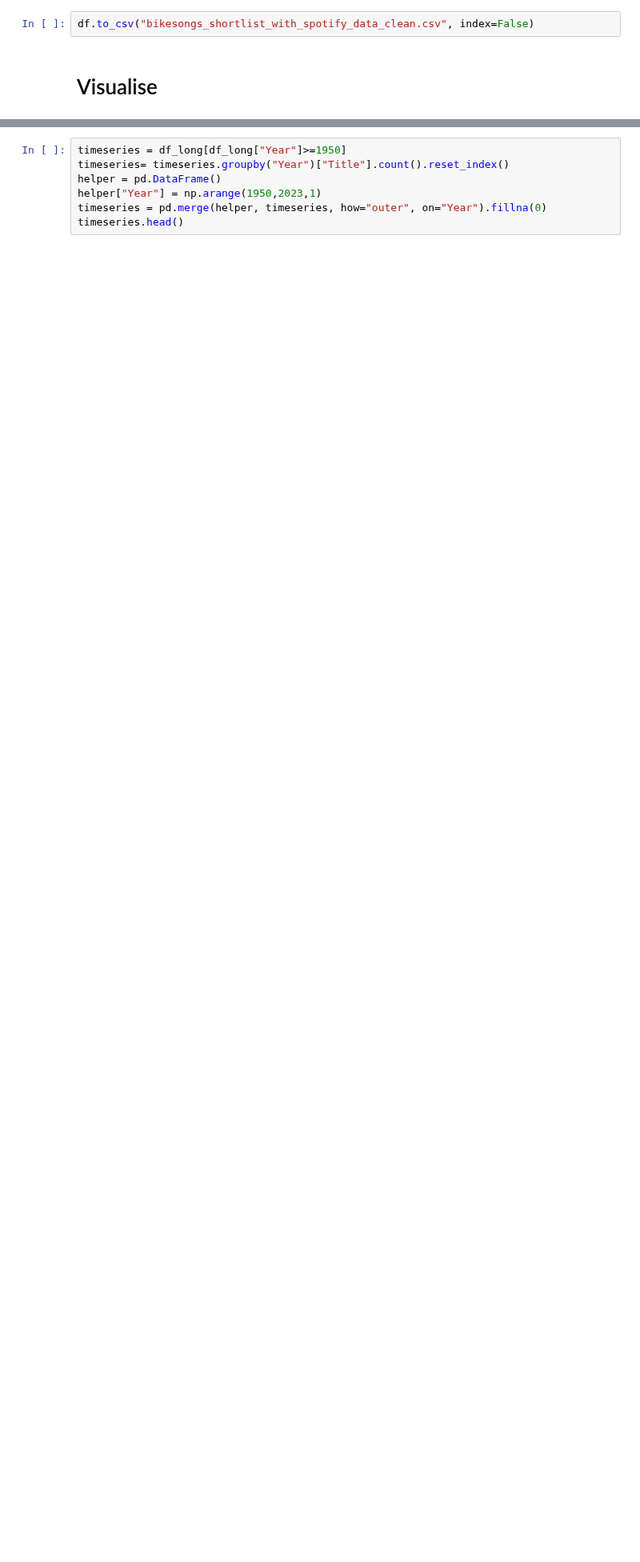
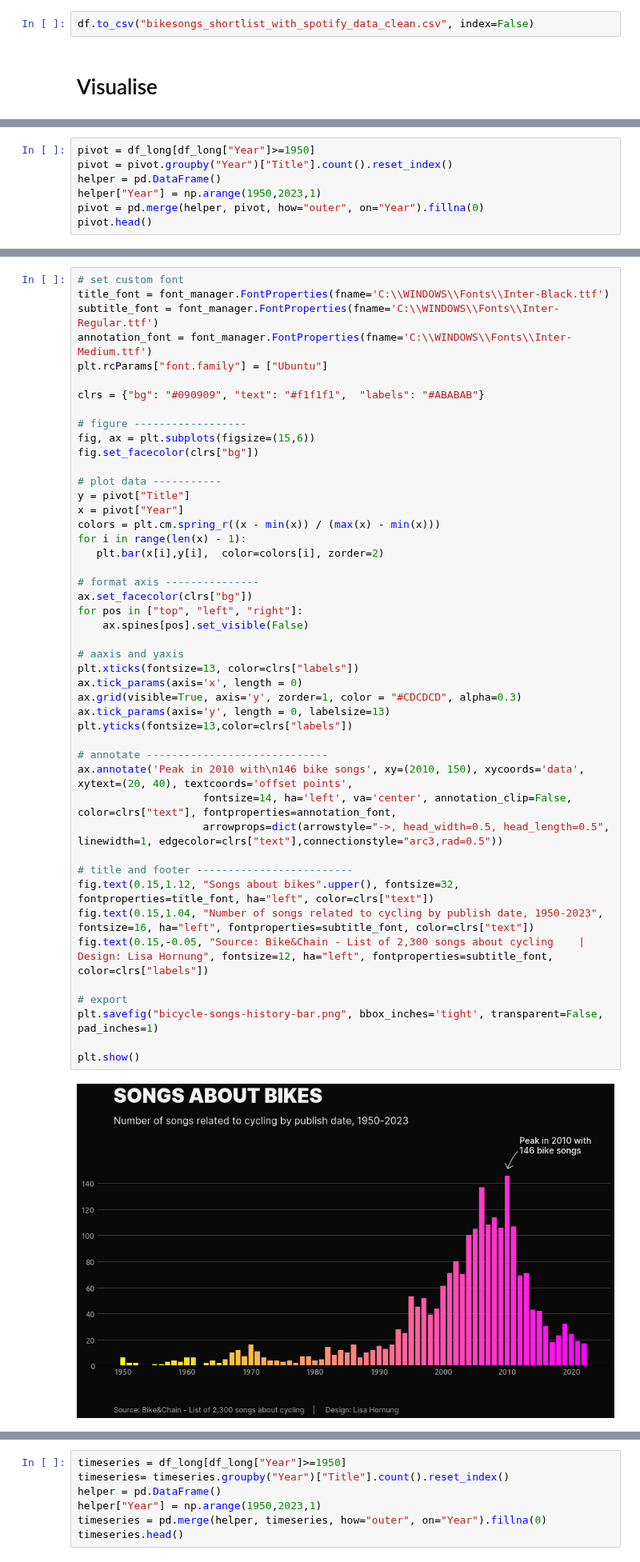
Before and after one commit to Lisa-Ho/small-data-projects, a Jupyter notebook: 2024/2405-bicycle-songs/bicycle-songs.ipynb, the cells around one changed output, grey strips where cells are left out. Shown at 80% size. Drawn from its saved outputs; the diff is of its cells as text; blank space fills up the shorter version.

```diff
--- a/2024/2405-bicycle-songs/bicycle-songs.ipynb
+++ b/2024/2405-bicycle-songs/bicycle-songs.ipynb
@@ -301,0 +459,7 @@ See the caveats in the documentation: https://pandas.pydata.org/pandas-docs/stab
+# %%
+pivot = df_long[df_long["Year"]>=1950]
+pivot = pivot.groupby("Year")["Title"].count().reset_index()
+helper = pd.DataFrame()
+helper["Year"] = np.arange(1950,2023,1)
+pivot = pd.merge(helper, pivot, how="outer", on="Year").fillna(0)
+pivot.head()
@@ -301,0 +473,48 @@ See the caveats in the documentation: https://pandas.pydata.org/pandas-docs/stab
+# %%
+# set custom font
+title_font = font_manager.FontProperties(fname='C:\\WINDOWS\\Fonts\\Inter-Black.ttf')
+subtitle_font = font_manager.FontProperties(fname='C:\\WINDOWS\\Fonts\\Inter-Regular.ttf')
+annotation_font = font_manager.FontProperties(fname='C:\\WINDOWS\\Fonts\\Inter-Medium.ttf')
+plt.rcParams["font.family"] = ["Ubuntu"]
+
+clrs = {"bg": "#090909", "text": "#f1f1f1",  "labels": "#ABABAB"}
+
+# figure ------------------
+fig, ax = plt.subplots(figsize=(15,6))
+fig.set_facecolor(clrs["bg"])
+
+# plot data -----------
+y = pivot["Title"]
+x = pivot["Year"]
+colors = plt.cm.spring_r((x - min(x)) / (max(x) - min(x)))
+for i in range(len(x) - 1):
+   plt.bar(x[i],y[i],  color=colors[i], zorder=2)
+
+# format axis ---------------
+ax.set_facecolor(clrs["bg"])
+for pos in ["top", "left", "right"]:
+    ax.spines[pos].set_visible(False)
+
+# aaxis and yaxis
+plt.xticks(fontsize=13, color=clrs["labels"])
+ax.tick_params(axis='x', length = 0)
+ax.grid(visible=True, axis='y', zorder=1, color = "#CDCDCD", alpha=0.3)
+ax.tick_params(axis='y', length = 0, labelsize=13)
+plt.yticks(fontsize=13,color=clrs["labels"])
+
+# annotate -----------------------------
+ax.annotate('Peak in 2010 with\n146 bike songs', xy=(2010, 150), xycoords='data', xytext=(20, 40), textcoords='offset points',
+                    fontsize=14, ha='left', va='center', annotation_clip=False, color=clrs["text"], fontproperties=annotation_font,
+                    arrowprops=dict(arrowstyle="->, head_width=0.5, head_length=0.5", linewidth=1, edgecolor=clrs["text"],connectionstyle="arc3,rad=0.5"))
+
+# title and footer -------------------------
+fig.text(0.15,1.12, "Songs about bikes".upper(), fontsize=32, fontproperties=title_font, ha="left", color=clrs["text"])
+fig.text(0.15,1.04, "Number of songs related to cycling by publish date, 1950-2023", fontsize=16, ha="left", fontproperties=subtitle_font, color=clrs["text"])
+fig.text(0.15,-0.05, "Source: Bike&Chain - List of 2,300 songs about cycling    |     Design: Lisa Hornung", fontsize=12, ha="left", fontproperties=subtitle_font, color=clrs["labels"])
+
+# export
+plt.savefig("bicycle-songs-history-bar.png", bbox_inches='tight', transparent=False, pad_inches=1)
+
+plt.show()
+# %% [output]
+[figure, added]
```
Also changed, not shown: parts of 33 cells of this notebook.
